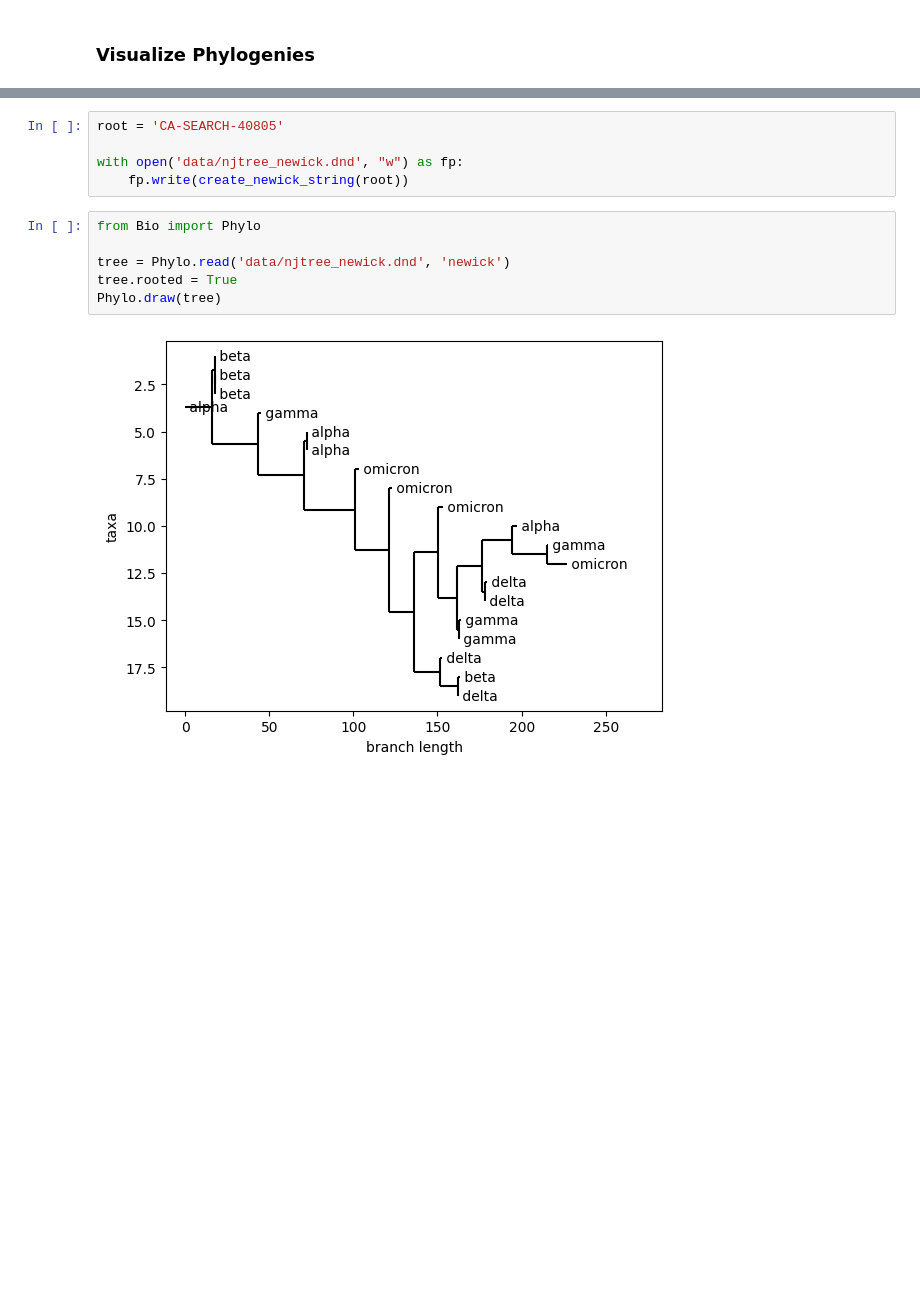
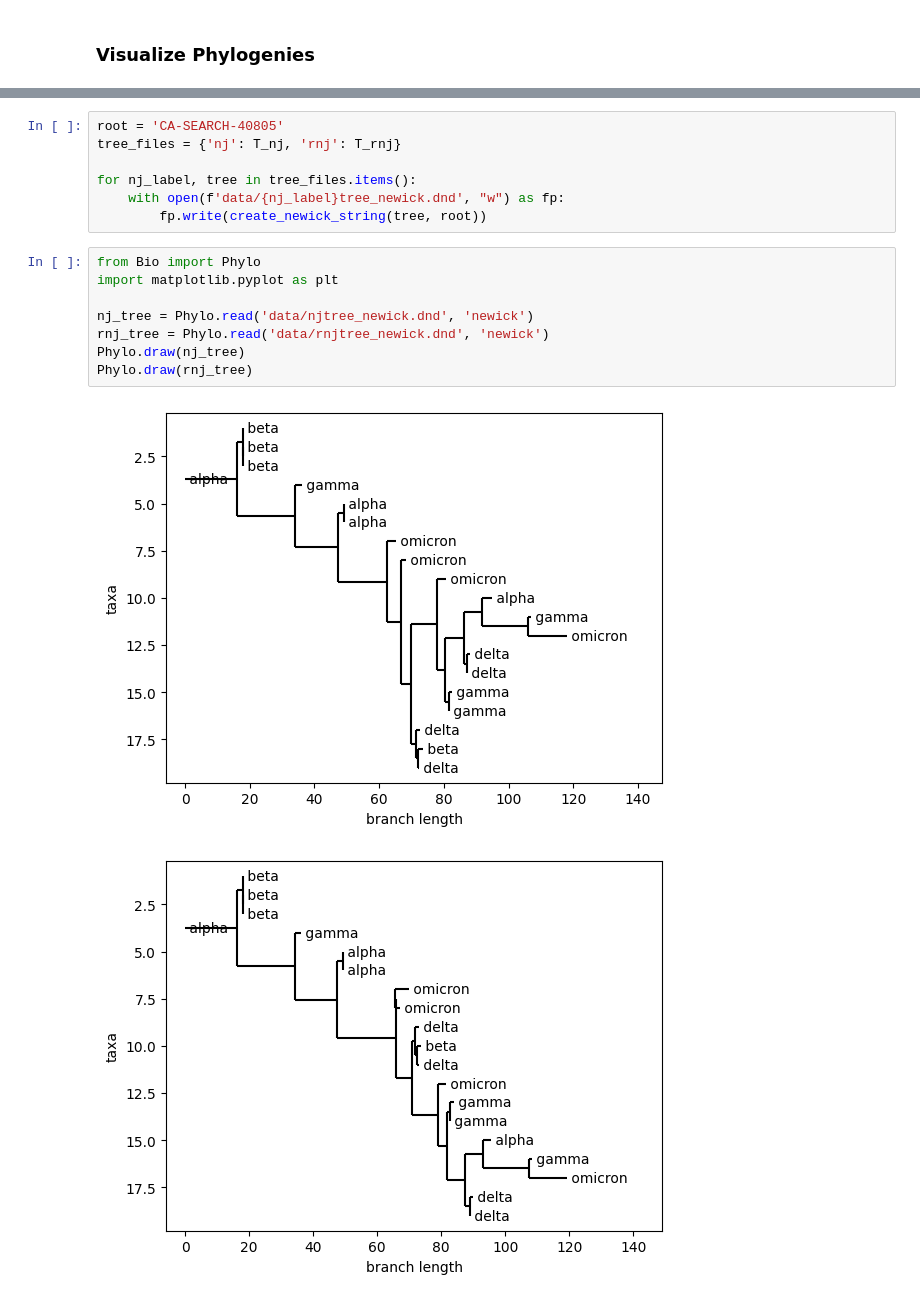
Before and after one commit to RomirS/FinalProject_466, a Jupyter notebook: main.ipynb, the cells around one changed output, grey strips where cells are left out. Drawn from its saved outputs; the diff is of its cells as text; blank space fills up the shorter version.

Commit message:
relaxed neighbor joining and plot

```diff
--- a/main.ipynb
+++ b/main.ipynb
@@ -224,14 +226,19 @@ def create_newick_string(root_node):
     return recurse_newick(root_node)
 # %%
 root = 'CA-SEARCH-40805'
+tree_files = {'nj': T_nj, 'rnj': T_rnj}
 
-with open('data/njtree_newick.dnd', "w") as fp:
-    fp.write(create_newick_string(root))
+for nj_label, tree in tree_files.items():
+    with open(f'data/{nj_label}tree_newick.dnd', "w") as fp:
+        fp.write(create_newick_string(tree, root))
 # %%
 from Bio import Phylo
+import matplotlib.pyplot as plt
 
-tree = Phylo.read('data/njtree_newick.dnd', 'newick')
-tree.rooted = True
-Phylo.draw(tree)
+nj_tree = Phylo.read('data/njtree_newick.dnd', 'newick')
+rnj_tree = Phylo.read('data/rnjtree_newick.dnd', 'newick')
+Phylo.draw(nj_tree)
+Phylo.draw(rnj_tree)
 # %% [output]
-[figure, old version]
+[figure, new version]
+[figure, added]
```
Also changed, not shown: parts of 3 cells of this notebook, 1 other file.
